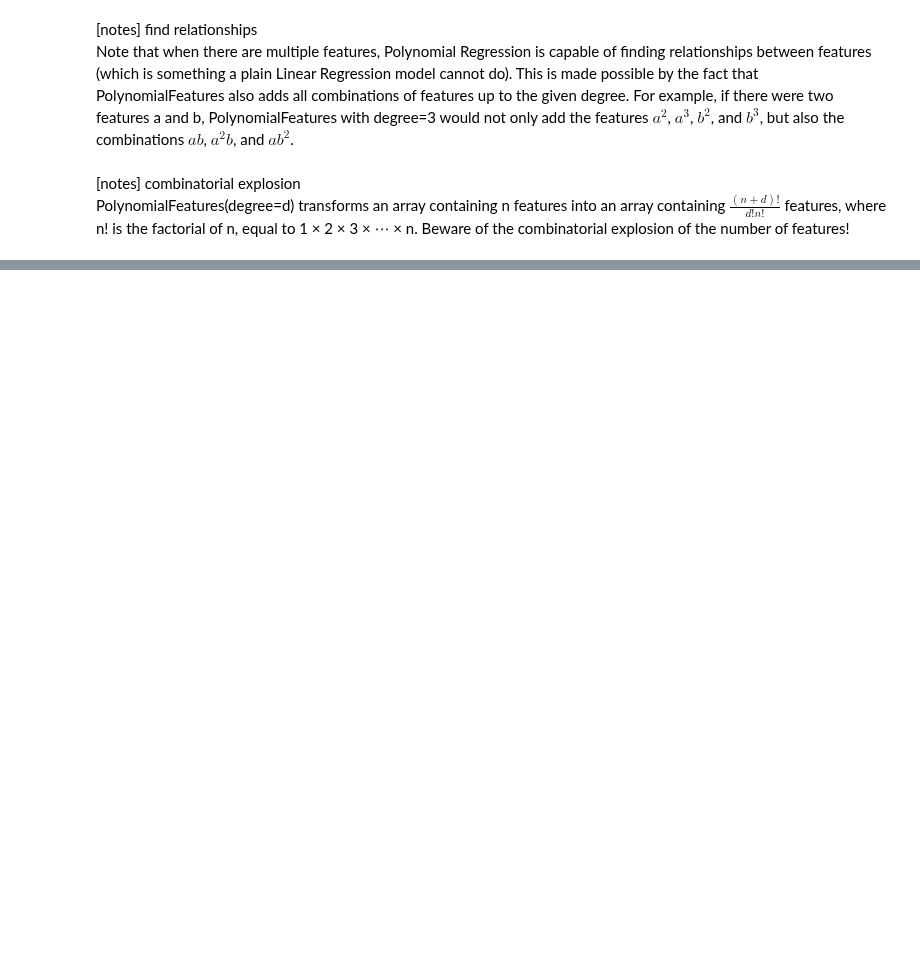
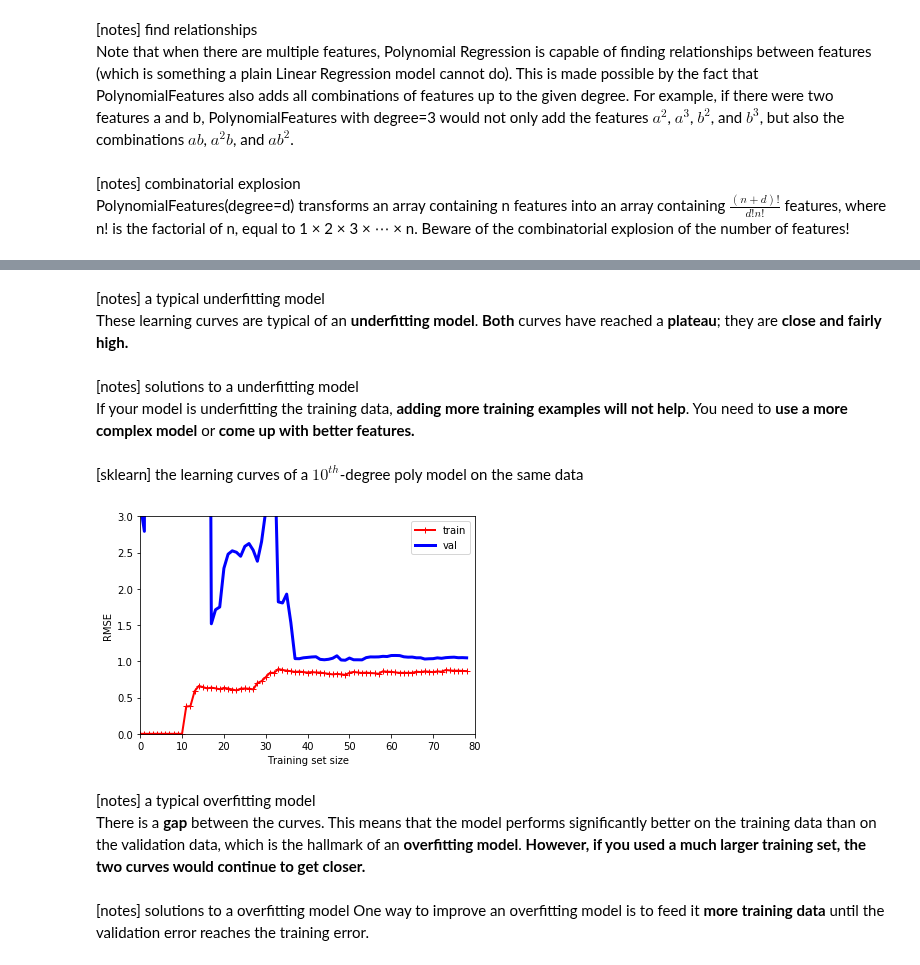
Before and after one commit to Chunngai/handson-ml, a Jupyter notebook: TrainingModels.ipynb, the cells around one changed output, grey strips where cells are left out. Saved outputs shown, nothing was run; the diff lists cells and outputs as text; code cells hidden in the pictures; blank space fills up the shorter version.

Commit message:
ch 4 notes

```diff
--- a/TrainingModels.ipynb
+++ b/TrainingModels.ipynb
@@ -385,0 +437,30 @@ PolynomialFeatures(degree=d) transforms an array containing n features into an a
+# %% [markdown]
+[notes] a typical underfitting model
+These learning curves are typical of an **underfitting model**. **Both** curves have reached a **plateau**; they are **close and fairly high.**
+# %% [markdown]
+[notes] solutions to a underfitting model
+If your model is underfitting the training data, **adding more training examples will not help**. You need to **use a more complex model**
+or **come up with better features.**
+# %% [markdown]
+[sklearn] the learning curves of a $10^{th}$-degree poly model on the same data
+# %%
+from sklearn.pipeline import Pipeline
+
+# create a pipeline
+polynomial_regression = Pipeline((
+    ("poly_features", PolynomialFeatures(degree=10, include_bias=False)),
+    ("lin_reg", LinearRegression())
+))
+# %%
+# plot
+plot_learning_curves(polynomial_regression, X, y)
+plt.axis([0, 80, 0, 3])
+plt.show()
+# %% [output]
+[figure, added]
+# %% [markdown]
+[notes] a typical overfitting model
+There is a **gap** between the curves. This means that the model performs significantly better on the training data than on the validation data, which is the hallmark of an **overfitting model**. **However, if you used a much larger training set, the two curves would continue to get closer.**
+# %% [markdown]
+[notes] solutions to a overfitting model
+One way to improve an overfitting model is to feed it **more training data** until the validation error reaches the training error.
```
Also changed, not shown: parts of 38 cells of this notebook.
